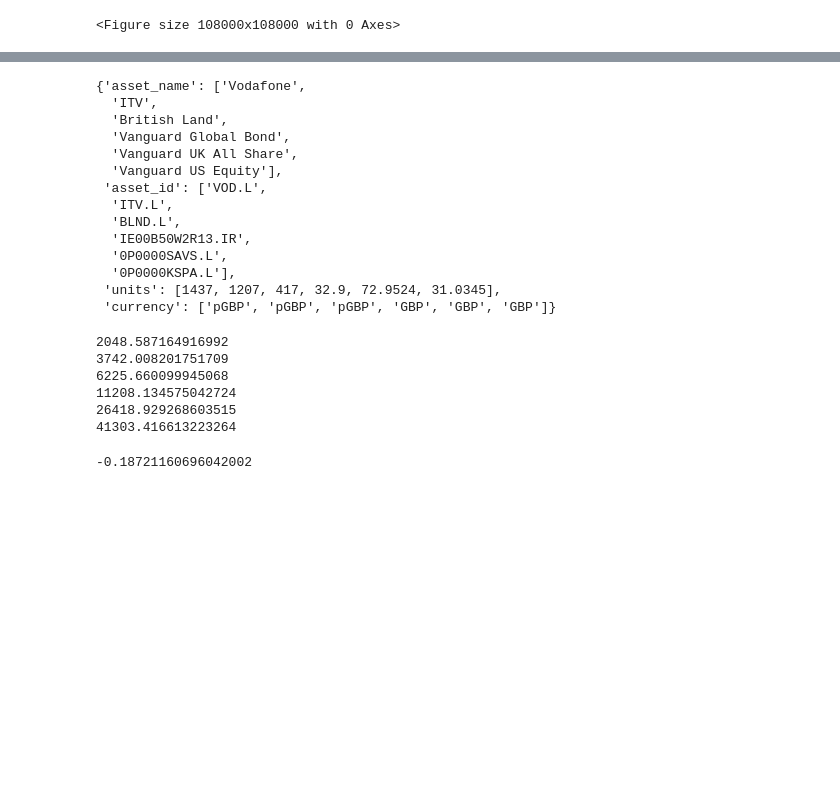
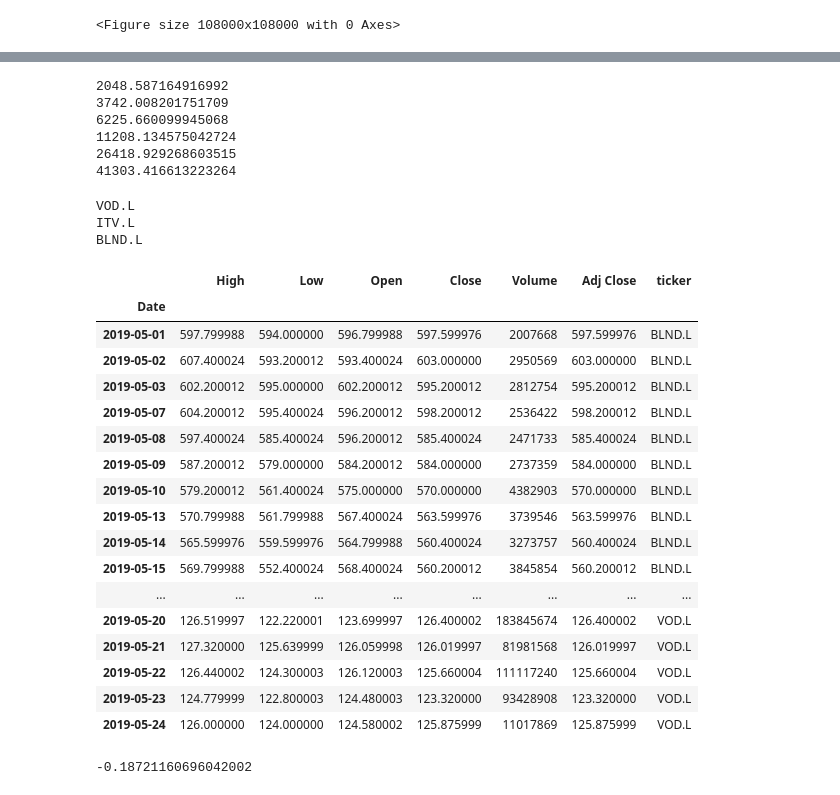
Before and after one commit to ninjananjo/Portfolio-Advisor, a Jupyter notebook: Portfolio Advisor.ipynb, the cells around one changed output, grey strips where cells are left out. Cells and saved outputs as stored; diff of their text form; code cells hidden in the pictures; blank space fills up the shorter version.

```diff
--- a/Portfolio Advisor.ipynb
+++ b/Portfolio Advisor.ipynb
@@ -47,17 +48,18 @@ def get_ftse_tickerswebsite():
     FTSE100.to_csv('FTSE100_tickers.csv', index=False)
 # %%
-def get_yahoo_finance_data(stocks, startdate):
+def get_yahoo_finance_data(tickers, units, startdate):
 
     yahoo_finance_data = pd.DataFrame()
 
-    for stock in stocks:
-
+    for ticker, unit in zip(tickers, units):
+        print(ticker)
         if yahoo_finance_data.shape[0]==0:
-            yahoo_finance_data = pdr.DataReader(stock, 'yahoo', startdate)
-            yahoo_finance_data['ticker']=[stock]*yahoo_finance_data.shape[0]
+            yahoo_finance_data = pdr.DataReader(ticker, 'yahoo', startdate)
+            yahoo_finance_data['ticker']=[ticker]*yahoo_finance_data.shape[0]
         else:
-            temp = pdr.DataReader(stock, 'yahoo', startdate)
-            temp['ticker']=[stock]*temp.shape[0]
+            temp = pdr.DataReader(ticker, 'yahoo', startdate)
+            temp['ticker']=[ticker]*temp.shape[0]
+            temp['High','Low','Open','Close','Adj Close'].mul(units)
             yahoo_finance_data = pd.concat([temp,yahoo_finance_data])
 
     return(yahoo_finance_data)
@@ -138,20 +151,3 @@ df_portfolio
-# %%
-dict_portfolio
-# %% [output]
-{'asset_name': ['Vodafone',
-  'ITV',
-  'British Land',
-  'Vanguard Global Bond',
-  'Vanguard UK All Share',
-  'Vanguard US Equity'],
- 'asset_id': ['VOD.L',
-  'ITV.L',
-  'BLND.L',
-  'IE00B50W2R13.IR',
-  '0P0000SAVS.L',
-  '0P0000KSPA.L'],
- 'units': [1437, 1207, 417, 32.9, 72.9524, 31.0345],
- 'currency': ['pGBP', 'pGBP', 'pGBP', 'GBP', 'GBP', 'GBP']}
 # %%
 portfolio = pdr.get_data_yahoo(df_portfolio.iloc[0,1]) * df_portfolio.iloc[0,2] * 0.01
 print(portfolio.loc['2019-04-18','Close'])
@@ -172,6 +168,34 @@ for asset, unit, currency in zip(df_portfolio.asset_id[1:], df_portfolio.units[1
 11208.134575042724
 26418.929268603515
 41303.416613223264
+# %%
+startdate = '2019/05/01'
+portfolio = get_yahoo_finance_data(dict_portfolio['ticker'], startdate)
+# %% [output]
+VOD.L
+ITV.L
+BLND.L
+# %%
+portfolio
+# %% [output]
+|  | High | Low | Open | Close | Volume | Adj Close | ticker |
+| Date |  |  |  |  |  |  |  |
+| 2019-05-01 | 597.799988 | 594.000000 | 596.799988 | 597.599976 | 2007668 | 597.599976 | BLND.L |
+| 2019-05-02 | 607.400024 | 593.200012 | 593.400024 | 603.000000 | 2950569 | 603.000000 | BLND.L |
+| 2019-05-03 | 602.200012 | 595.000000 | 602.200012 | 595.200012 | 2812754 | 595.200012 | BLND.L |
+| 2019-05-07 | 604.200012 | 595.400024 | 596.200012 | 598.200012 | 2536422 | 598.200012 | BLND.L |
+| 2019-05-08 | 597.400024 | 585.400024 | 596.200012 | 585.400024 | 2471733 | 585.400024 | BLND.L |
+| 2019-05-09 | 587.200012 | 579.000000 | 584.200012 | 584.000000 | 2737359 | 584.000000 | BLND.L |
+| 2019-05-10 | 579.200012 | 561.400024 | 575.000000 | 570.000000 | 4382903 | 570.000000 | BLND.L |
+| 2019-05-13 | 570.799988 | 561.799988 | 567.400024 | 563.599976 | 3739546 | 563.599976 | BLND.L |
+| 2019-05-14 | 565.599976 | 559.599976 | 564.799988 | 560.400024 | 3273757 | 560.400024 | BLND.L |
+| 2019-05-15 | 569.799988 | 552.400024 | 568.400024 | 560.200012 | 3845854 | 560.200012 | BLND.L |
+| ... | ... | ... | ... | ... | ... | ... | ... |
+| 2019-05-20 | 126.519997 | 122.220001 | 123.699997 | 126.400002 | 183845674 | 126.400002 | VOD.L |
+| 2019-05-21 | 127.320000 | 125.639999 | 126.059998 | 126.019997 | 81981568 | 126.019997 | VOD.L |
+| 2019-05-22 | 126.440002 | 124.300003 | 126.120003 | 125.660004 | 111117240 | 125.660004 | VOD.L |
+| 2019-05-23 | 124.779999 | 122.800003 | 124.480003 | 123.320000 | 93428908 | 123.320000 | VOD.L |
+| 2019-05-24 | 126.000000 | 124.000000 | 124.580002 | 125.875999 | 11017869 | 125.875999 | VOD.L |
 # %%
 new_asset = pdr.get_data_yahoo("TCG.L")
 asset_corr(portfolio,new_asset)
```
Also changed, not shown: parts of 5 cells of this notebook.
